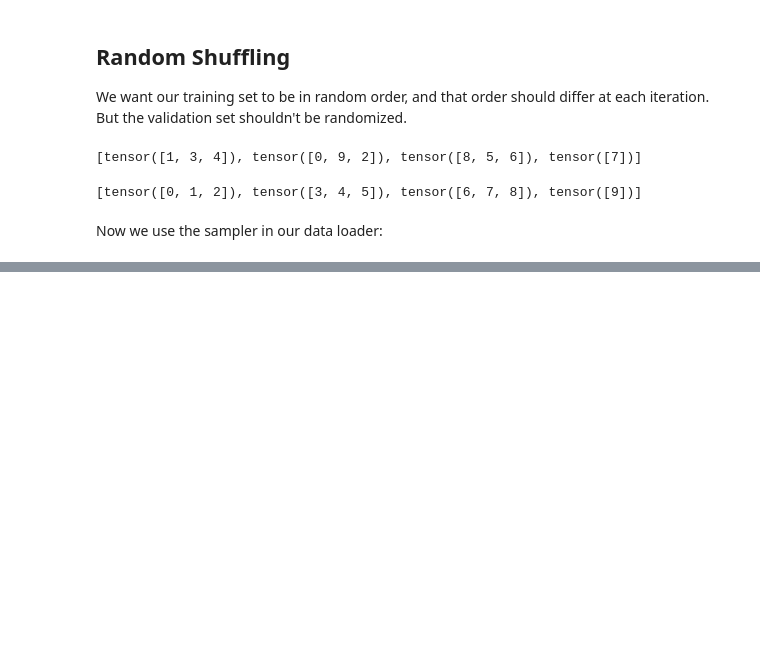
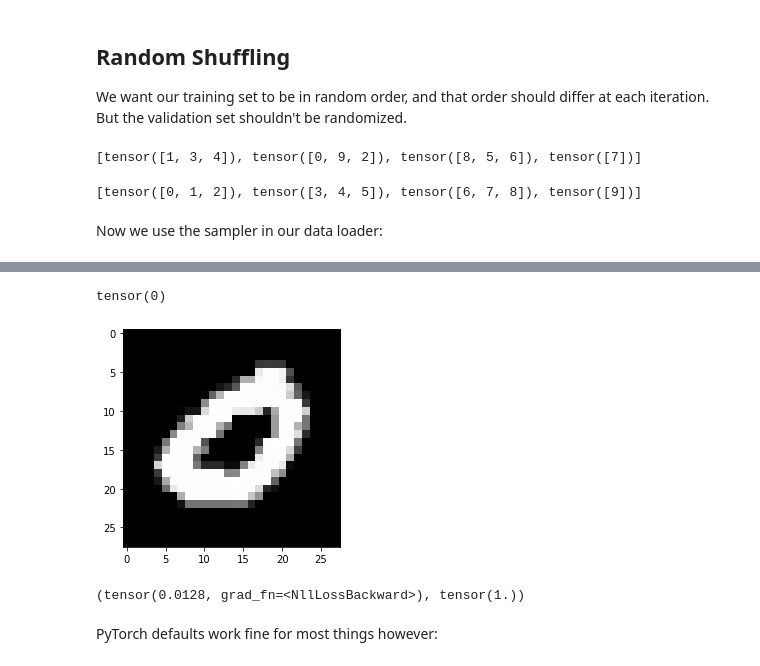
Before and after one commit to Akramz/Impractical-DL, a Jupyter notebook: 01.ipynb, the cells around one changed output, grey strips where cells are left out. Drawn from its saved outputs; the diff is of its cells as text; code cells hidden in the pictures; blank space fills up the shorter version.

```diff
--- a/01.ipynb
+++ b/01.ipynb
@@ -856,0 +906,8 @@ class DataLoader():
+# %%
+xb, yb = next(iter(train_dl))
+# %%
+plt.imshow(xb[0].reshape(28,28), cmap='gray')
+yb[0]
+# %% [output]
+tensor(0)
+[figure, added]
@@ -856,0 +918,5 @@ class DataLoader():
+# %%
+loss, acc = loss_func(model(xb), yb), accuracy(model(xb), yb)
+loss, acc
+# %% [output]
+(tensor(0.0128, grad_fn=<NllLossBackward>), tensor(1.))
@@ -856,0 +925,2 @@ class DataLoader():
+# %% [markdown]
+PyTorch defaults work fine for most things however:
```
Also changed, not shown: parts of 34 cells of this notebook.
